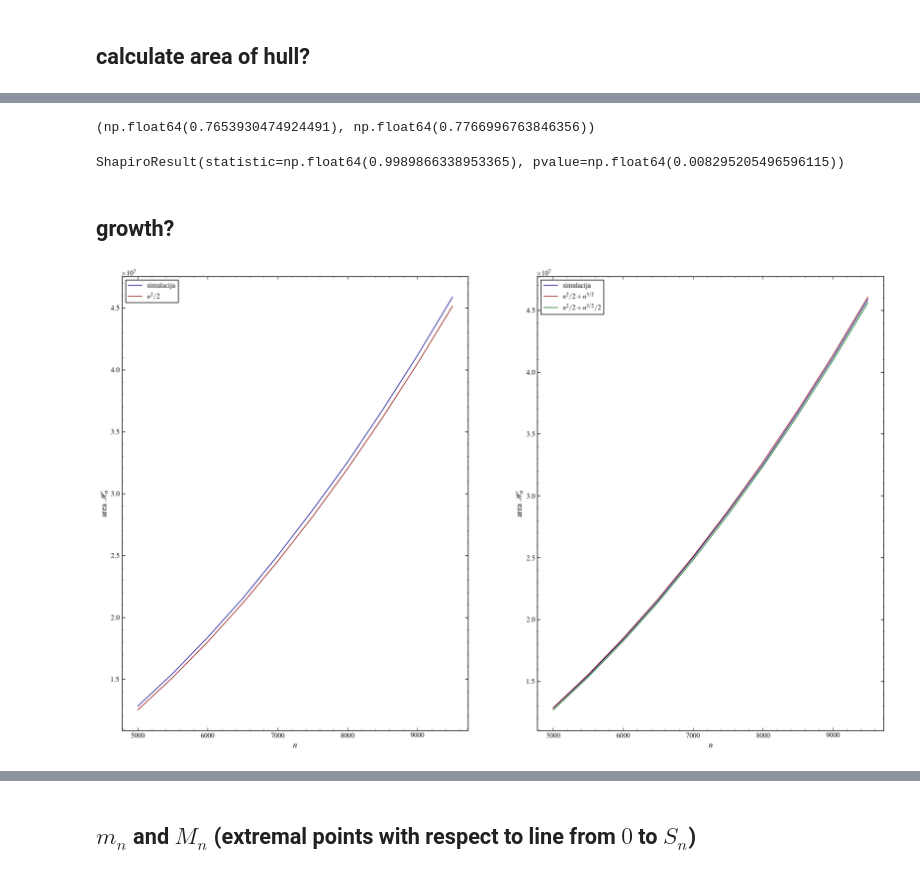
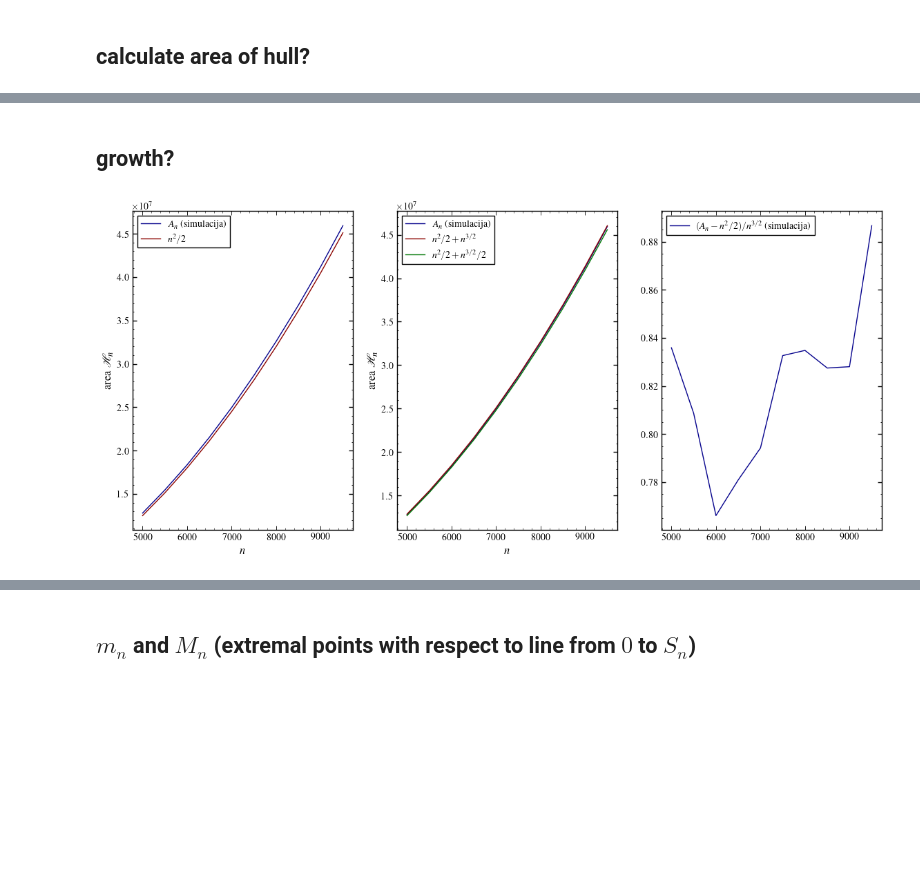
Before and after one commit to lsimek/fbm-simulacije, a Jupyter notebook: notebooks/2.ipynb, the cells around one changed output, grey strips where cells are left out. Saved outputs shown, nothing was run; the diff lists cells and outputs as text; code cells hidden in the pictures; blank space fills up the shorter version.

```diff
--- a/notebooks/2.ipynb
+++ b/notebooks/2.ipynb
@@ -79,11 +142,3 @@ a1 = (a - n**2/2) / n**1.5
-# %%
-np.mean(a1), np.std(a1)
-# %% [output]
-(np.float64(0.7653930474924491), np.float64(0.7766996763846356))
-# %%
-stats.shapiro(a1)
-# %% [output]
-ShapiroResult(statistic=np.float64(0.9989866338953365), pvalue=np.float64(0.008295205496596115))
 # %% [markdown]
 ## growth?
 # %%
@@ -102,21 +157,25 @@ for n in ns:
 
         areas[n].append(chull_area(allw, hull))
 # %%
-avgs = {n: sum(areas[n])/nsim for n in ns }
+areas = {n: np.array(li) for n, li in areas.items()}
+avgs = {n: np.mean(arr) for n,arr in areas.items()}
 # %%
-fig, (ax1, ax2) = plt.subplots(1,2, figsize=(20,12))
-sns.lineplot(x=ns, y=avgs.values(), ax=ax1, label='simulacija')
+fig, (ax1, ax2, ax3) = plt.subplots(1,3, figsize=(14,6))
+sns.lineplot(x=ns, y=avgs.values(), ax=ax1, label=r'$A_n$ (simulacija)')
 sns.lineplot(x=ns, y=ns**2/2, ax=ax1, label=r'$n^2/2$')
 
-sns.lineplot(x=ns, y=avgs.values(), ax=ax2, label='simulacija')
+sns.lineplot(x=ns, y=avgs.values(), ax=ax2, label=r'$A_n$ (simulacija)')
 sns.lineplot(x=ns, y=ns**2/2+ns**1.5, ax=ax2, label=r'$n^2/2+n^{3/2}$')
 sns.lineplot(x=ns, y=ns**2/2+ns**1.5/2, ax=ax2, label=r'$n^2/2+n^{3/2}/2$')
 
 ax1.set_xlabel(r'$n$')
 ax1.set_ylabel(r'area $\mathcal H_n$')
 ax2.set_xlabel(r'$n$')
 ax2.set_ylabel(r'area $\mathcal H_n$')
 
+
+sns.lineplot(x=ns, y= [np.mean((arr - n**2/2)/n**1.5) for n, arr in areas.items()], ax=ax3, label=r'$(A_n-n^2/2)/n^{3/2}$ (simulacija)')
+
 plt.savefig('../images/2setnje_rast.png')
 # %% [output]
-[figure, old version]
+[figure, new version]
```
Also changed, not shown: parts of 15 cells of this notebook, 2 other files.
